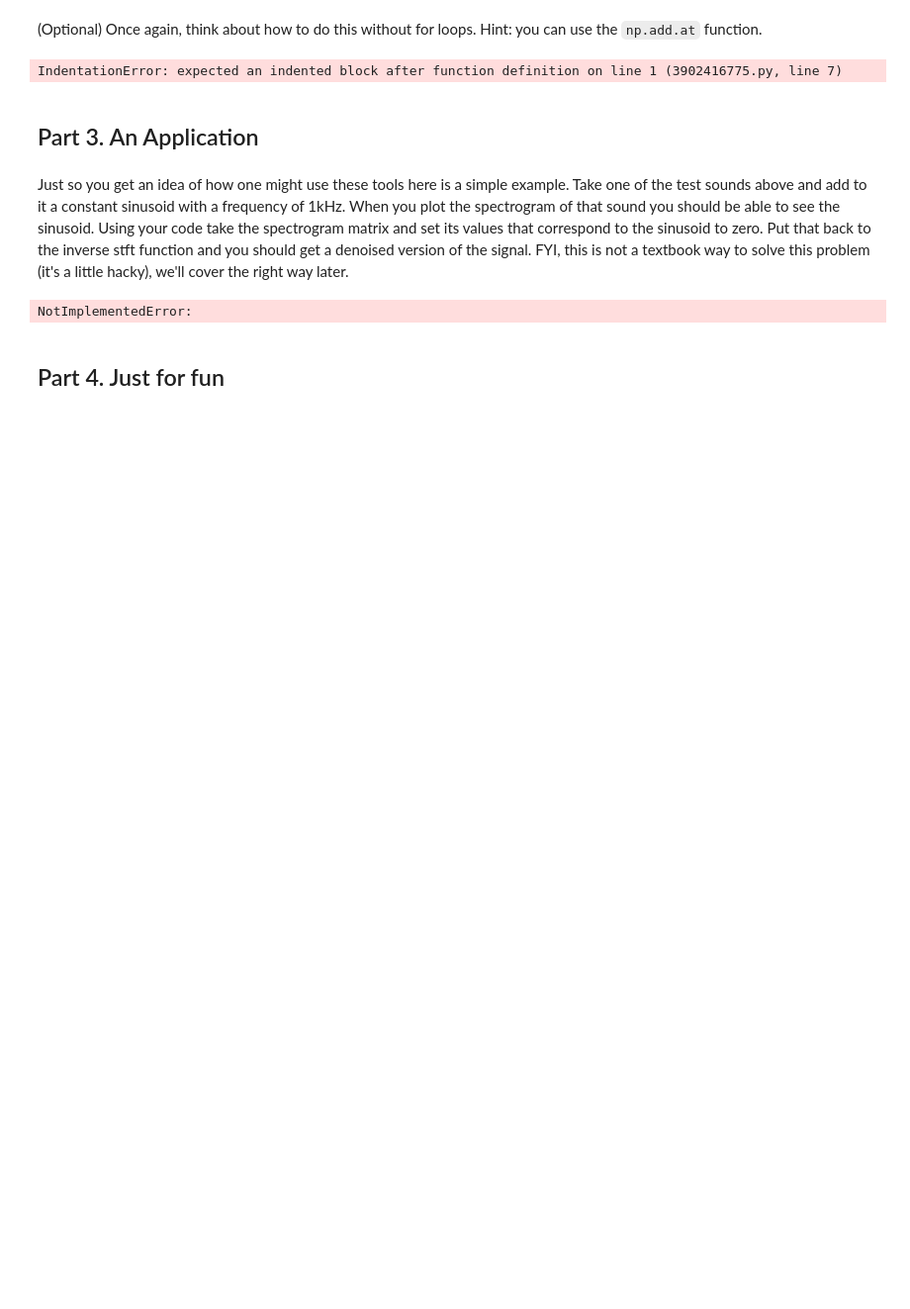
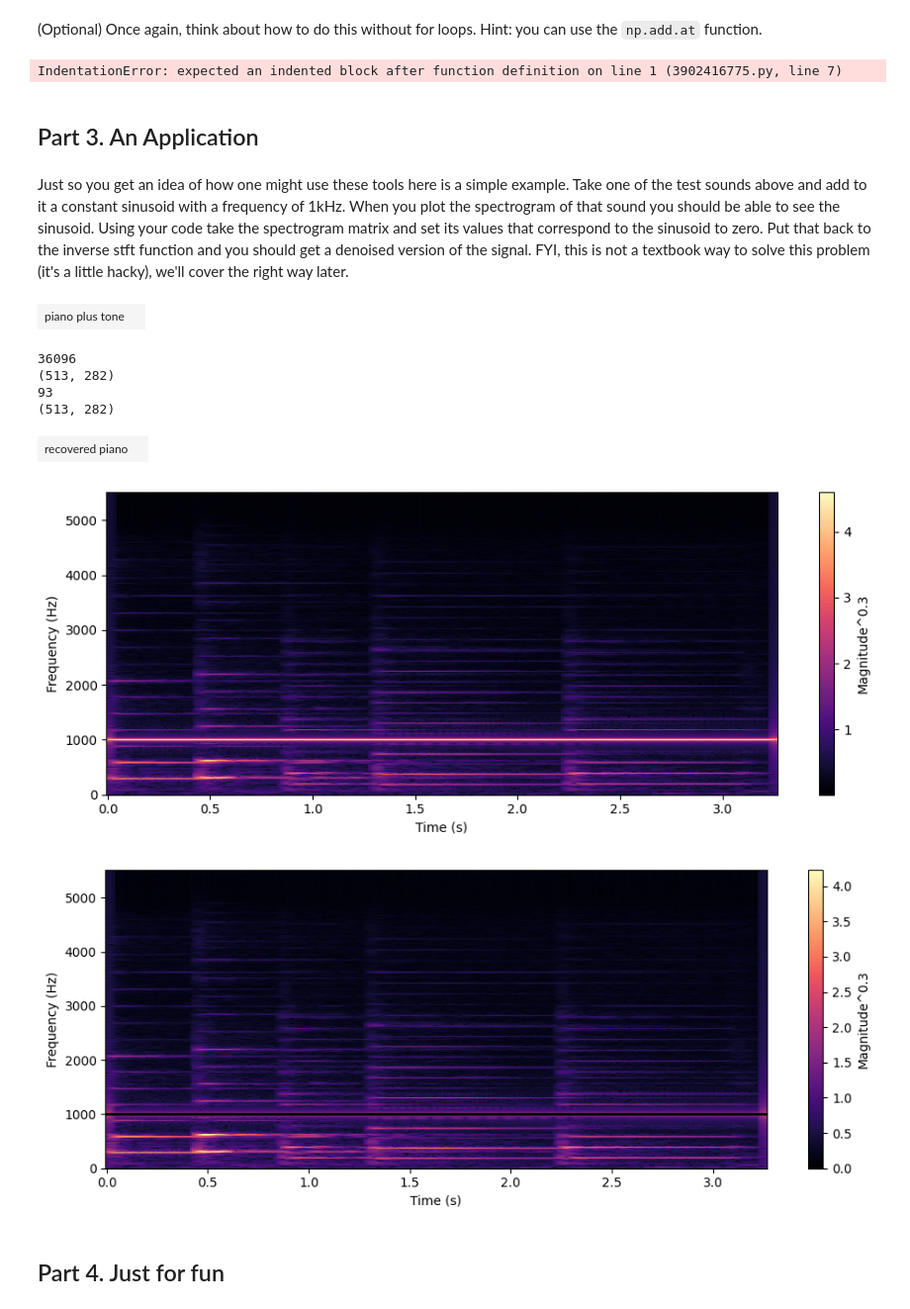
Before and after one commit to MichaelAHeredia/CS448, a Jupyter notebook: Lab 01/Lab 1 - Forward and Inverse STFT.ipynb, the cells around one changed output. Shown at 99% size. Saved outputs shown, nothing was run; the diff lists cells and outputs as text; code cells hidden in the pictures; blank space fills up the shorter version.

```diff
--- a/Lab 01/Lab 1 - Forward and Inverse STFT.ipynb
+++ b/Lab 01/Lab 1 - Forward and Inverse STFT.ipynb
@@ -169,25 +251,45 @@ Just so you get an idea of how one might use these tools here is a simple exampl
 # %%
 # Load one sound and add to it a 1kHz sinusoid of the same length
 # YOUR CODE HERE
-raise NotImplementedError()
-
+f = 1000
+d = piano.shape[0]
+t = np.linspace(0, d/srp, int(d))
+sine = 0.5 * np.sin(2 * np.pi * 1000 * t)
+# angles = np.linspace(0,np.pi * 2 *f*d, d)
+npiano = piano + sine
 # Check out the mix; do you hear both sounds?
 # YOUR CODE HERE
-raise NotImplementedError()
+sound_player(npiano, srp, "piano plus tone")
 
 # Plot the spectrogram of the mix and verify that you can see both sounds
 # YOUR CODE HERE
 # raise NotImplementedError()
+snpiano = stft(pad(npiano), dft_size,hop_size,window)
+plotspect(snpiano,srp,dft_size,hop_size)
 
 # Set selected spectrogram values to 0 to "erase" the sinusoid
 # YOUR CODE HERE
-raise NotImplementedError()
+print(snpiano.shape)
+k = round(1000 / (srp / dft_size))
+print(k)
+snpiano[k-2:k+2,] = 0
+plotspect(snpiano,srp,dft_size,hop_size)
 
 # Use your inverse STFT routine to get a playable waveform
 # YOUR CODE HERE
-raise NotImplementedError()
+# raise NotImplementedError()
+ipiano = istft(snpiano,dft_size,hop_size,window)
+ipiano = unpad(ipiano)
+sound_player(ipiano,srp,"recovered piano")
 # %% [output]
+| piano plus tone |  |
-NotImplementedError:
+36096
+(513, 282)
+93
+(513, 282)
+| recovered piano |  |
+[figure, added]
+[figure, added]
 # %% [markdown]
 ## Part 4. Just for fun
 # %% [markdown]
```
Also changed, not shown: parts of 4 cells of this notebook.
